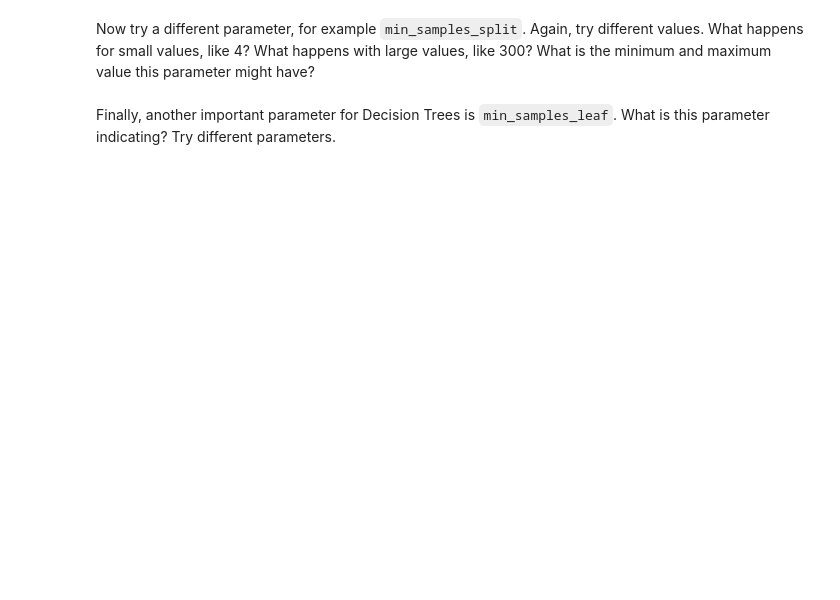
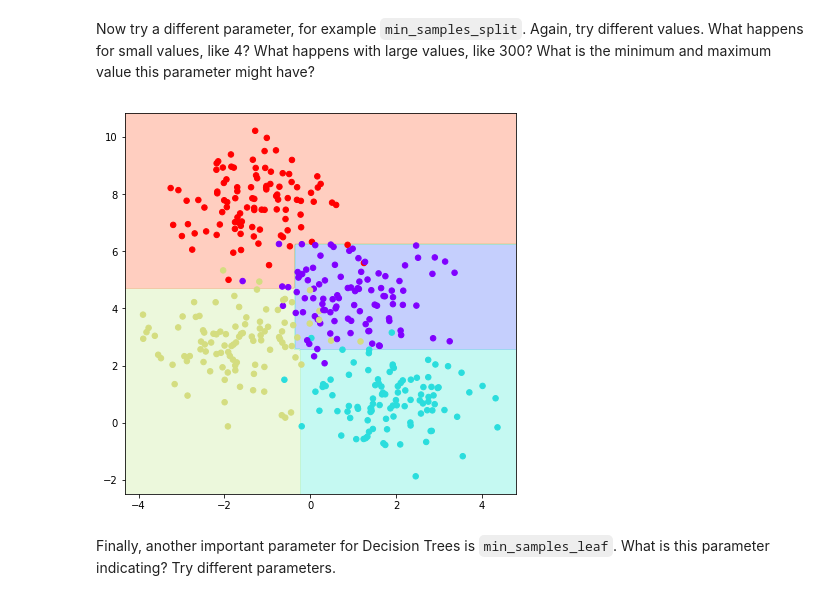
Before and after one commit to pdejorge/BTS_Classical_Data_Analysis, a Jupyter notebook: Session6_Random_Forests/Exercise 1 - Decision Trees and Random Forests.ipynb, the cells around one changed output. Saved outputs shown, nothing was run; the diff lists cells and outputs as text; code cells hidden in the pictures; blank space fills up the shorter version.

```diff
--- a/Session6_Random_Forests/Exercise 1 - Decision Trees and Random Forests.ipynb
+++ b/Session6_Random_Forests/Exercise 1 - Decision Trees and Random Forests.ipynb
@@ -59,4 +90,11 @@ It is quite common for Decision Trees to overfit if we do not limit the complexi
 # %% [markdown]
 Now try a different parameter, for example `min_samples_split`. Again, try different values. What happens for small values, like 4? What happens with large values, like 300? What is the minimum and maximum value this parameter might have?
+# %%
+tree = DecisionTreeClassifier(min_samples_split=100, random_state=0)
+tree.fit(X, y)
+
+visualize_classifier(tree, X, y)
+# %% [output]
+[figure, added]
 # %% [markdown]
 Finally, another important parameter for Decision Trees is `min_samples_leaf`. What is this parameter indicating? Try different parameters.
```
Also changed, not shown: parts of 8 cells of this notebook.
